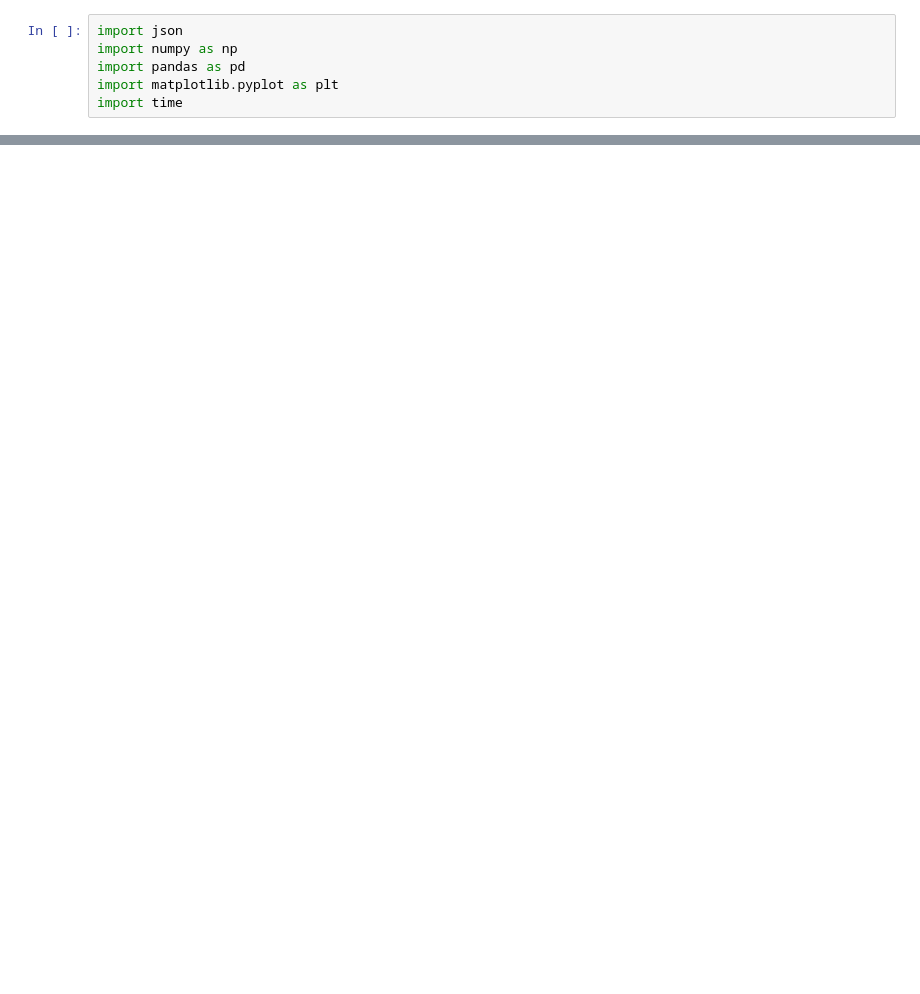
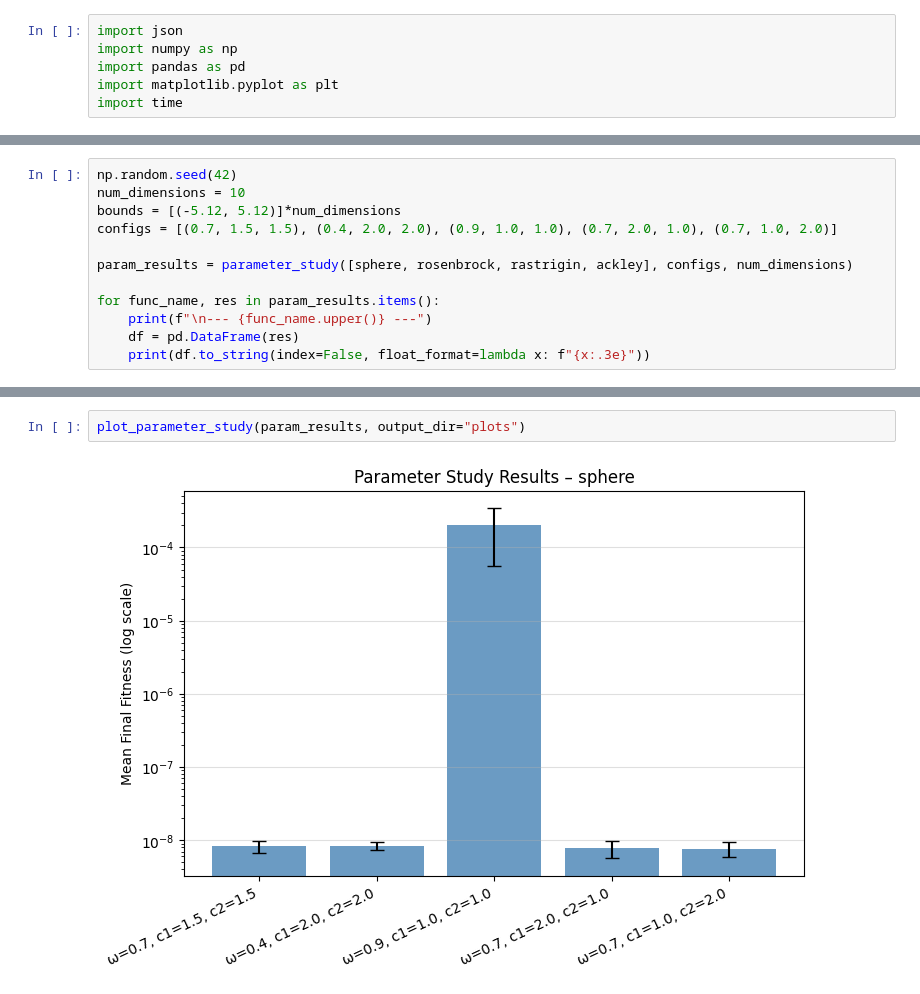
Before and after one commit to FahmiHaybe/EA-Final-Project, a Jupyter notebook: final_project.ipynb, the cells around one changed output, grey strips where cells are left out. Drawn from its saved outputs; the diff is of its cells as text; blank space fills up the shorter version.

```diff
--- a/final_project.ipynb
+++ b/final_project.ipynb
@@ -639,0 +760,12 @@ for num_dimensions in [2, 10, 30]:
+# %%
+np.random.seed(42)
+num_dimensions = 10
+bounds = [(-5.12, 5.12)]*num_dimensions
+configs = [(0.7, 1.5, 1.5), (0.4, 2.0, 2.0), (0.9, 1.0, 1.0), (0.7, 2.0, 1.0), (0.7, 1.0, 2.0)]
+
+param_results = parameter_study([sphere, rosenbrock, rastrigin, ackley], configs, num_dimensions)
+
+for func_name, res in param_results.items():
+    print(f"\n--- {func_name.upper()} ---")
+    df = pd.DataFrame(res)
+    print(df.to_string(index=False, float_format=lambda x: f"{x:.3e}"))
@@ -639,0 +790,4 @@ for num_dimensions in [2, 10, 30]:
+# %%
+plot_parameter_study(param_results, output_dir="plots")
+# %% [output]
+[figure, added]
```
Also changed, not shown: parts of 18 cells of this notebook.
